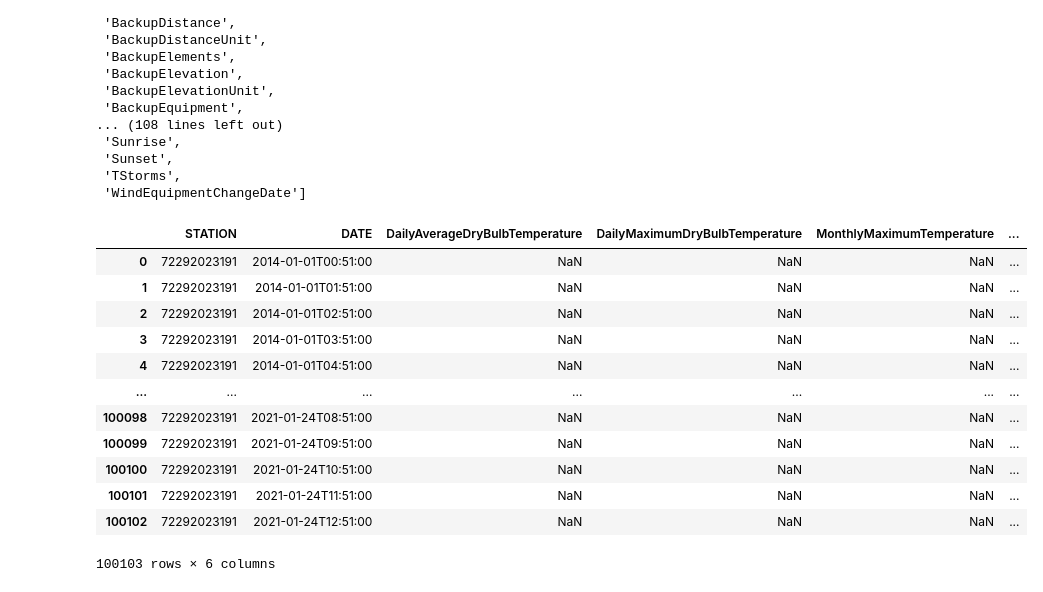
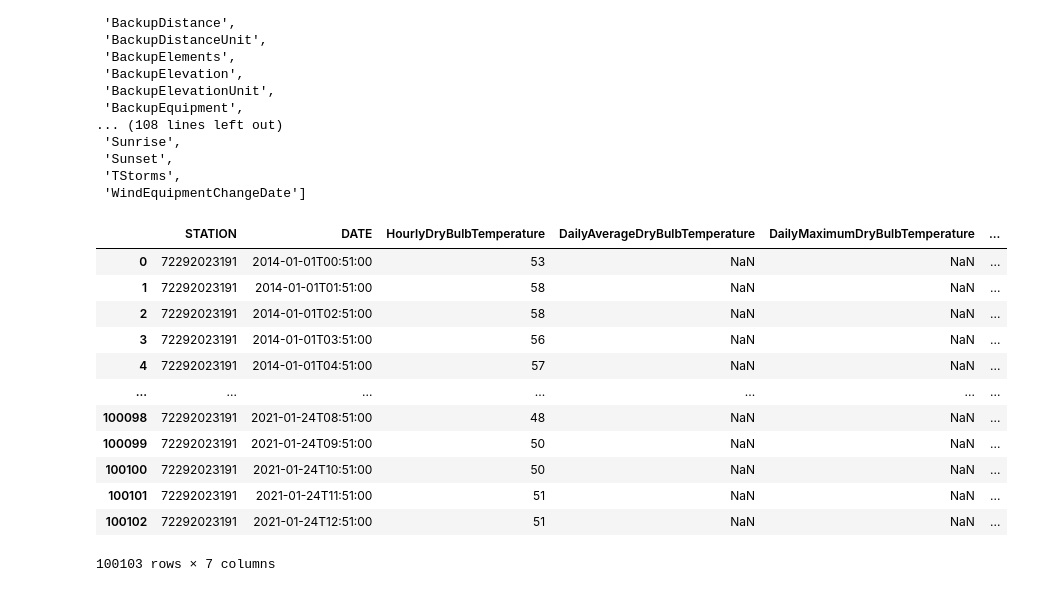
Before and after one commit to kylagelev/Homelessness-Weather, a Jupyter notebook: County_Weather/Data_Cleaning.ipynb, the cells around one changed output. Cells and saved outputs as stored; diff of their text form; code cells hidden in the pictures.

```diff
--- a/County_Weather/Data_Cleaning.ipynb
+++ b/County_Weather/Data_Cleaning.ipynb
@@ -29,22 +29,22 @@ columnsList
  'TStorms',
  'WindEquipmentChangeDate']
 # %%
-newColumns=['STATION', 'DATE', 'DailyAverageDryBulbTemperature', 'DailyMaximumDryBulbTemperature','MonthlyMaximumTemperature', 'MonthlyMeanTemperature']
+newColumns=['STATION', 'DATE', 'HourlyDryBulbTemperature','DailyAverageDryBulbTemperature', 'DailyMaximumDryBulbTemperature','MonthlyMaximumTemperature', 'MonthlyMeanTemperature']
 shortClarkDf=clarkDf[newColumns]
 shortClarkDf
 # %% [output]
-|  | STATION | DATE | DailyAverageDryBulbTemperature | DailyMaximumDryBulbTemperature | MonthlyMaximumTemperature | ... |
-| 0 | 72292023191 | 2014-01-01T00:51:00 | NaN | NaN | NaN | ... |
-| 1 | 72292023191 | 2014-01-01T01:51:00 | NaN | NaN | NaN | ... |
-| 2 | 72292023191 | 2014-01-01T02:51:00 | NaN | NaN | NaN | ... |
-| 3 | 72292023191 | 2014-01-01T03:51:00 | NaN | NaN | NaN | ... |
-| 4 | 72292023191 | 2014-01-01T04:51:00 | NaN | NaN | NaN | ... |
+|  | STATION | DATE | HourlyDryBulbTemperature | DailyAverageDryBulbTemperature | DailyMaximumDryBulbTemperature | ... |
+| 0 | 72292023191 | 2014-01-01T00:51:00 | 53 | NaN | NaN | ... |
+| 1 | 72292023191 | 2014-01-01T01:51:00 | 58 | NaN | NaN | ... |
+| 2 | 72292023191 | 2014-01-01T02:51:00 | 58 | NaN | NaN | ... |
+| 3 | 72292023191 | 2014-01-01T03:51:00 | 56 | NaN | NaN | ... |
+| 4 | 72292023191 | 2014-01-01T04:51:00 | 57 | NaN | NaN | ... |
 | ... | ... | ... | ... | ... | ... | ... |
-| 100098 | 72292023191 | 2021-01-24T08:51:00 | NaN | NaN | NaN | ... |
-| 100099 | 72292023191 | 2021-01-24T09:51:00 | NaN | NaN | NaN | ... |
-| 100100 | 72292023191 | 2021-01-24T10:51:00 | NaN | NaN | NaN | ... |
-| 100101 | 72292023191 | 2021-01-24T11:51:00 | NaN | NaN | NaN | ... |
-| 100102 | 72292023191 | 2021-01-24T12:51:00 | NaN | NaN | NaN | ... |
+| 100098 | 72292023191 | 2021-01-24T08:51:00 | 48 | NaN | NaN | ... |
+| 100099 | 72292023191 | 2021-01-24T09:51:00 | 50 | NaN | NaN | ... |
+| 100100 | 72292023191 | 2021-01-24T10:51:00 | 50 | NaN | NaN | ... |
+| 100101 | 72292023191 | 2021-01-24T11:51:00 | 51 | NaN | NaN | ... |
+| 100102 | 72292023191 | 2021-01-24T12:51:00 | 51 | NaN | NaN | ... |
-100103 rows × 6 columns
+100103 rows × 7 columns
 # %%
 ClarkDf2014=shortClarkDf.loc[shortClarkDf['DATE'].str.contains('2014-01'), newColumns]
```
Also changed, not shown: parts of 4 cells of this notebook, 2 other files.
